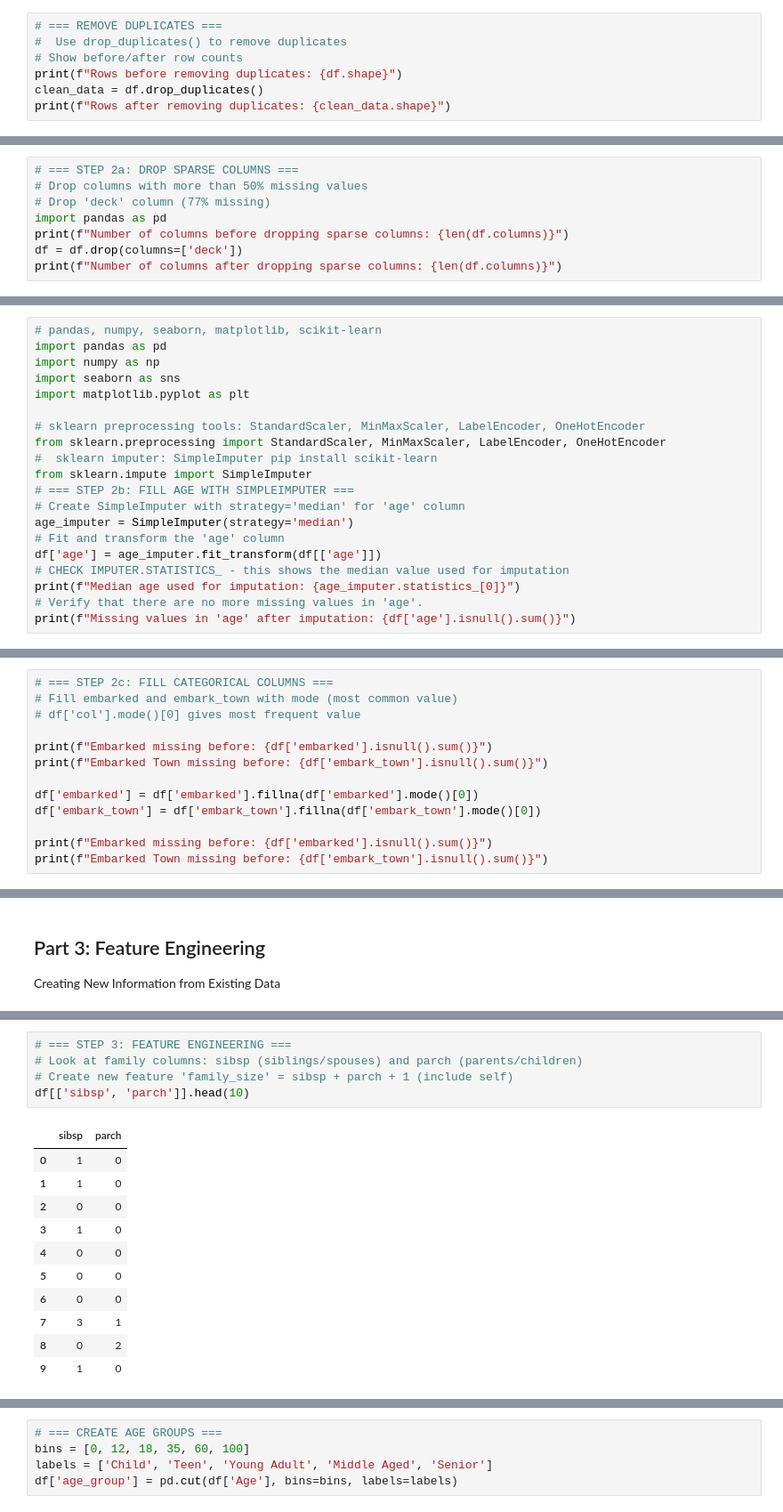
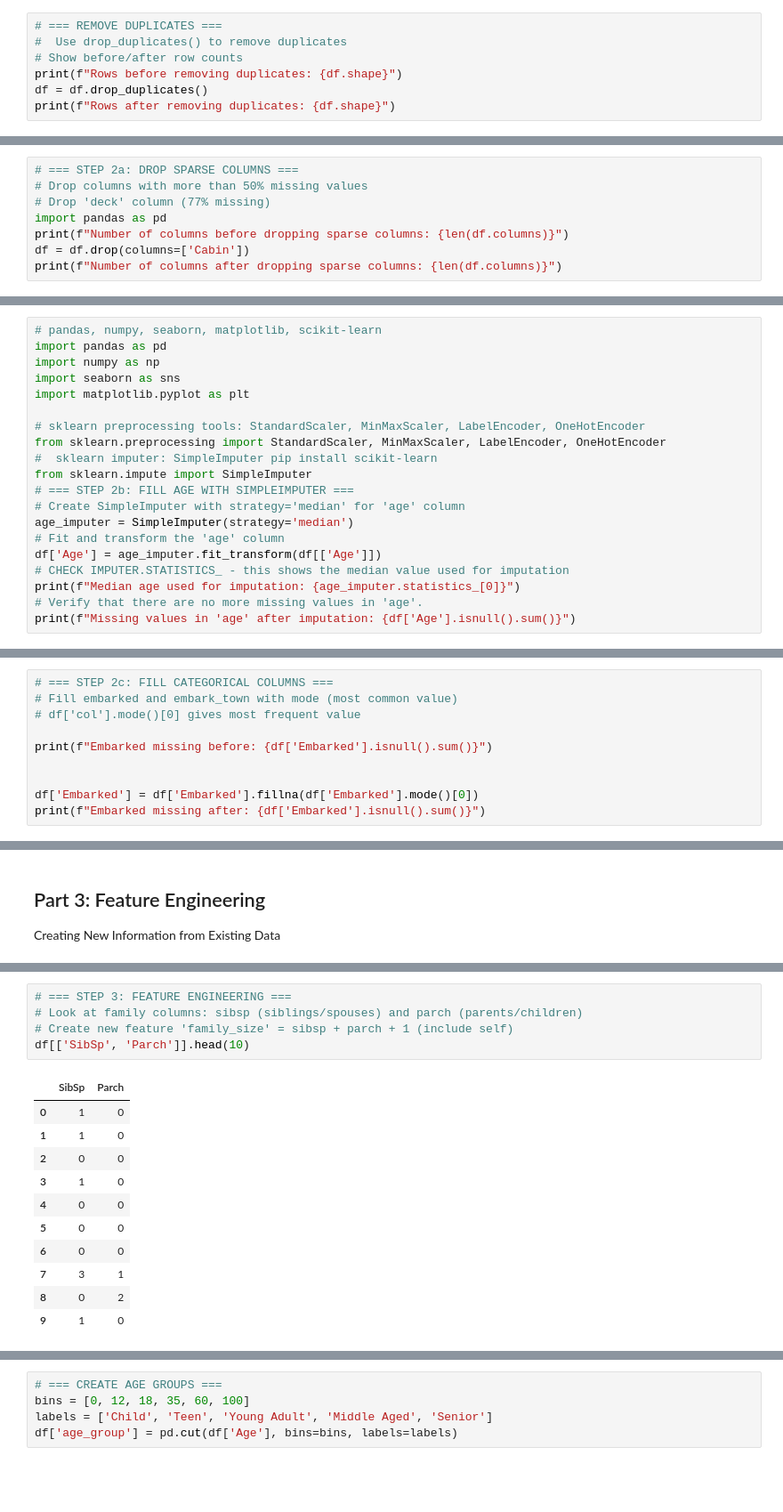
Before and after one commit to damanadidier/DI_Bootcamp, a Jupyter notebook: Week2/Day3/preprocessing.ipynb, the cells around one changed output, grey strips where cells are left out. Shown at 89% size. Saved outputs shown, nothing was run; the diff lists cells and outputs as text; blank space fills up the shorter version.

```diff
--- a/Week2/Day3/preprocessing.ipynb
+++ b/Week2/Day3/preprocessing.ipynb
@@ -119,6 +192,6 @@ df.sort_values(['pclass','who']).head(20)
 #  Use drop_duplicates() to remove duplicates
 # Show before/after row counts
 print(f"Rows before removing duplicates: {df.shape}")
-clean_data = df.drop_duplicates()
-print(f"Rows after removing duplicates: {clean_data.shape}")
+df = df.drop_duplicates()
+print(f"Rows after removing duplicates: {df.shape}")
 # %% [output]
@@ -185,6 +260,6 @@ missing_df[missing_df['Missing Count'] > 0]
 # Drop 'deck' column (77% missing)
 import pandas as pd
 print(f"Number of columns before dropping sparse columns: {len(df.columns)}")
-df = df.drop(columns=['deck'])
+df = df.drop(columns=['Cabin'])
 print(f"Number of columns after dropping sparse columns: {len(df.columns)}")
 # %% [output]
@@ -237,9 +312,9 @@ from sklearn.impute import SimpleImputer
 # Create SimpleImputer with strategy='median' for 'age' column
 age_imputer = SimpleImputer(strategy='median')
 # Fit and transform the 'age' column
-df['age'] = age_imputer.fit_transform(df[['age']])
+df['Age'] = age_imputer.fit_transform(df[['Age']])
 # CHECK IMPUTER.STATISTICS_ - this shows the median value used for imputation
 print(f"Median age used for imputation: {age_imputer.statistics_[0]}")
 # Verify that there are no more missing values in 'age'.
-print(f"Missing values in 'age' after imputation: {df['age'].isnull().sum()}")
+print(f"Missing values in 'age' after imputation: {df['Age'].isnull().sum()}")
 # %% [output]
@@ -301,13 +384,10 @@ Name: age, Length: 784, dtype: float64
 # Fill embarked and embark_town with mode (most common value)
 # df['col'].mode()[0] gives most frequent value
 
-print(f"Embarked missing before: {df['embarked'].isnull().sum()}")
-print(f"Embarked Town missing before: {df['embark_town'].isnull().sum()}")
+print(f"Embarked missing before: {df['Embarked'].isnull().sum()}")
 
-df['embarked'] = df['embarked'].fillna(df['embarked'].mode()[0])
-df['embark_town'] = df['embark_town'].fillna(df['embark_town'].mode()[0])
 
-print(f"Embarked missing before: {df['embarked'].isnull().sum()}")
-print(f"Embarked Town missing before: {df['embark_town'].isnull().sum()}")
+df['Embarked'] = df['Embarked'].fillna(df['Embarked'].mode()[0])
+print(f"Embarked missing after: {df['Embarked'].isnull().sum()}")
 # %% [output]
 Embarked missing before: 2
@@ -358,10 +437,10 @@ Index(['survived', 'pclass', 'sex', 'age', 'sibsp', 'parch', 'fare',
 # %%
 # === STEP 3: FEATURE ENGINEERING ===
 # Look at family columns: sibsp (siblings/spouses) and parch (parents/children)
 # Create new feature 'family_size' = sibsp + parch + 1 (include self)
-df[['sibsp', 'parch']].head(10)
+df[['SibSp', 'Parch']].head(10)
 # %% [output]
-|  | sibsp | parch |
+|  | SibSp | Parch |
 | 0 | 1 | 0 |
 | 1 | 1 | 0 |
 | 2 | 0 | 0 |
```
Also changed, not shown: parts of 69 cells of this notebook, 2 other files.
